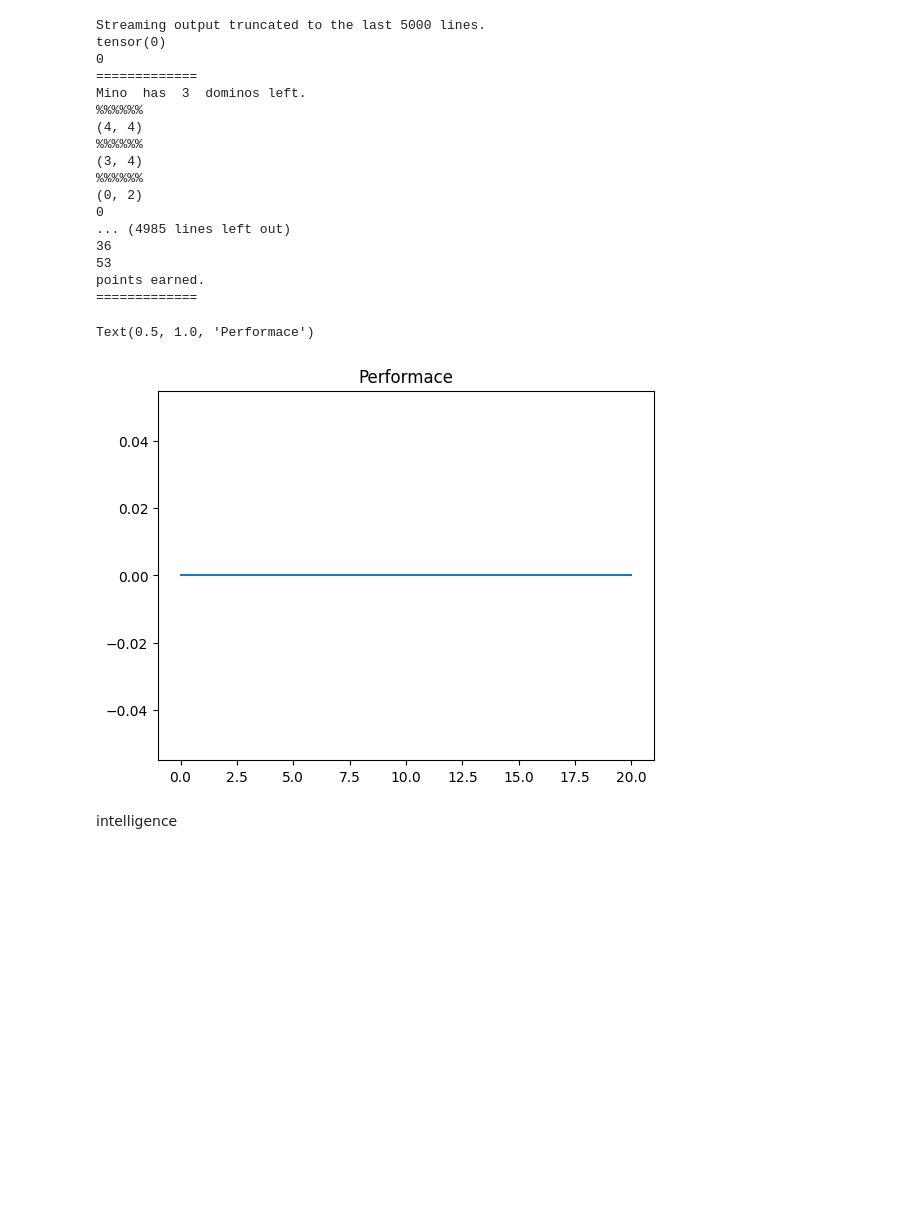
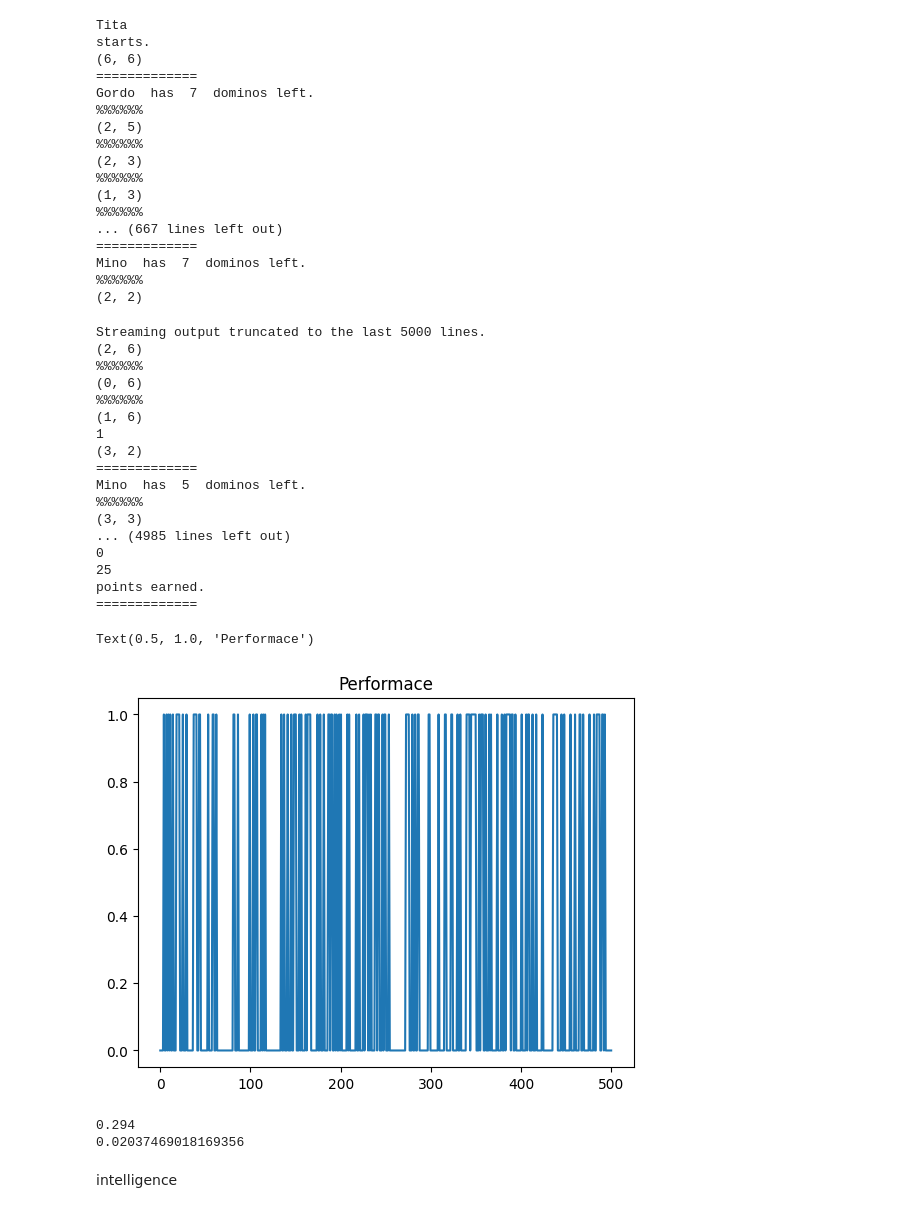
Before and after one commit to SeanSDarcy2001/games, a Jupyter notebook: dominoRL.ipynb, the cells around one changed output. Saved outputs shown, nothing was run; the diff lists cells and outputs as text; code cells hidden in the pictures; blank space fills up the shorter version.

```diff
--- a/dominoRL.ipynb
+++ b/dominoRL.ipynb
@@ -404,41 +447,68 @@ sim.runGame()
 # %%
 players = [Player("Seby", intelligent=True), Player("Mino"), Player("Tita"), Player("Gordo")]
 
 if torch.cuda.is_available():
     num_episodes = 600
 else:
-    num_episodes = 20
+    num_episodes = 500
 
 performance = []
 for i_episode in range(num_episodes):
     # Initialize the environment and get it's state
     sim = gameSimulation(players)
     performance.append(sim.runGame())
+    players[0].optimize_model()
     sim.resetGame()
 
 plt.figure()
 plt.plot(np.linspace(0, num_episodes, num_episodes), performance)
 plt.title("Performace")
 # %% [output]
-Streaming output truncated to the last 5000 lines.
-tensor(0)
-0
+Tita
+starts.
+(6, 6)
 =============
-Mino  has  3  dominos left.
+Gordo  has  7  dominos left.
 %%%%%%
-(4, 4)
+(2, 5)
 %%%%%%
-(3, 4)
+(2, 3)
 %%%%%%
-(0, 2)
-0
-... (4985 lines left out)
-36
-53
-points earned.
+(1, 3)
+%%%%%%
+... (667 lines left out)
 =============
+Mino  has  7  dominos left.
+%%%%%%
+(2, 2)
-Text(0.5, 1.0, 'Performace')
+Streaming output truncated to the last 5000 lines.
+(2, 6)
+%%%%%%
+(0, 6)
+%%%%%%
+(1, 6)
+1
+(3, 2)
+=============
+Mino  has  5  dominos left.
+%%%%%%
+(3, 3)
+... (4985 lines left out)
+0
+25
+points earned.
+=============
+Text(0.5, 1.0, 'Performace')
-[figure, old version]
+[figure, new version]
+# %%
+accuracy = np.sum(performance) / num_episodes
+print(accuracy)
+
+std = np.sqrt(accuracy*(1-accuracy)/num_episodes)
+print(std)
+# %% [output]
+0.294
+0.02037469018169356
 # %% [markdown]
 intelligence
 # %%
```
Also changed, not shown: parts of 2 cells of this notebook.
